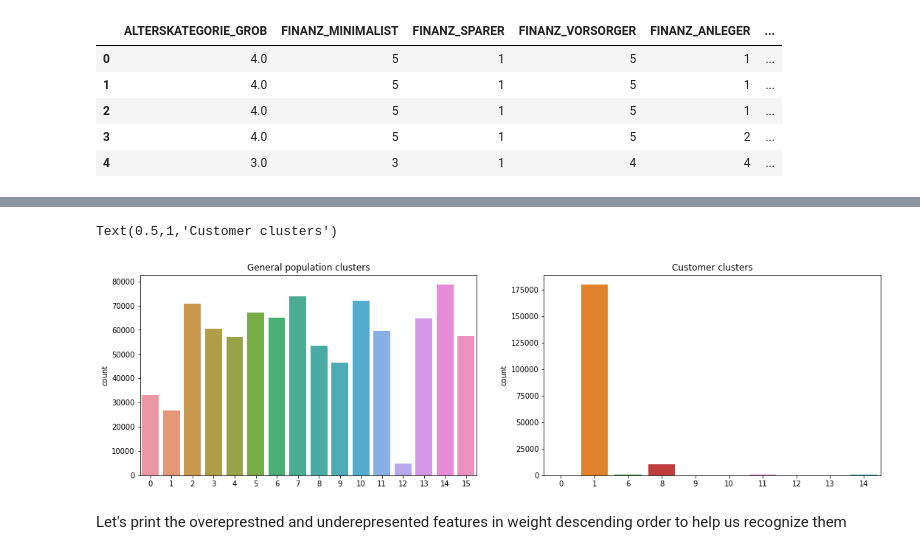
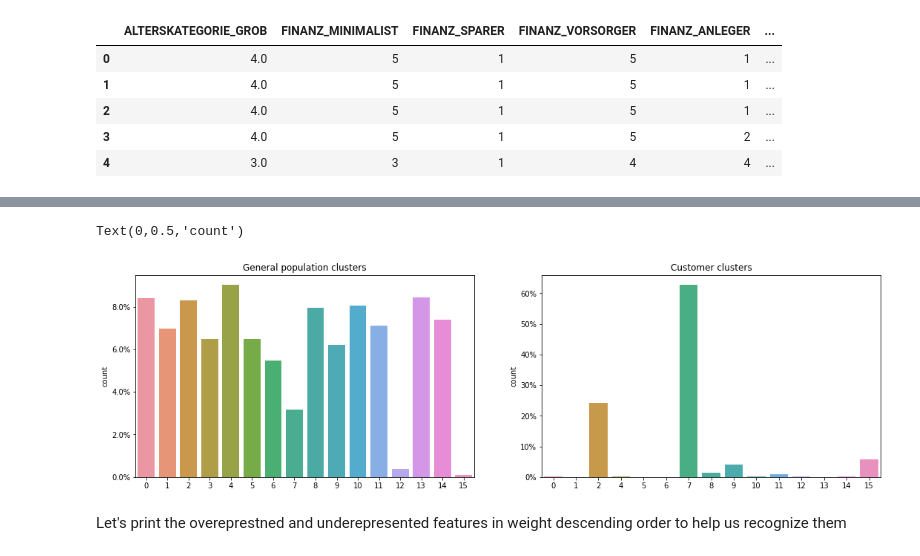
Before and after one commit to V-for-Vaggelis/ML_with_tensorflow_nanodegree, a Jupyter notebook: identify_customer_segments/Identify_Customer_Segments.ipynb, the cells around one changed output, grey strips where cells are left out. Saved outputs shown, nothing was run; the diff lists cells and outputs as text; code cells hidden in the pictures.

```diff
--- a/identify_customer_segments/Identify_Customer_Segments.ipynb
+++ b/identify_customer_segments/Identify_Customer_Segments.ipynb
@@ -1105,10 +1109,16 @@ customers_clean.head()
 | 3 | 4.0 | 5 | 1 | 5 | 2 | ... |
 | 4 | 3.0 | 3 | 1 | 4 | 4 | ... |
 # %%
-customers_imputed = imputer.fit_transform(customers_clean)
+customers_imputed = imputer.transform(customers_clean)
 customers_scaled = pd.DataFrame(scaler.transform(customers_imputed), columns=customers_clean.columns)
 # %%
 # Compare the proportion of data in each cluster for the customer data to the
 # proportion of data in each cluster for the general population.
 customers_pca_70 = pca_70.transform(customers_scaled)
 kmeans_pred_customers = kmeans.predict(customers_pca_70)
+# %%
+azdias_clusters, azdias_counts = np.unique(kmeans_pred_azdias, return_counts=True)
+customer_clusters, customer_counts = np.unique(kmeans_pred_customers, return_counts=True)
+azdias_counts_perc = (azdias_counts/kmeans_pred_azdias.shape[0])*100
+print(azdias_counts_perc)
+print(customer_counts_perc)
@@ -1115,14 +1133,20 @@ kmeans_pred_customers = kmeans.predict(customers_pca_70)
 # %%
 fig, (ax1, ax2) = plt.subplots(1, 2, figsize=(18, 5))
-sns.countplot(kmeans_pred_azdias, ax=ax1);
+sns.barplot(ax=ax1, x=azdias_clusters, y=azdias_counts_perc)
+import matplotlib.ticker as mtick
+ax1.yaxis.set_major_formatter(mtick.PercentFormatter())
 ax1.set_title("General population clusters")
-# plt.ylabel("count")
-sns.countplot(kmeans_pred_customers, ax=ax2);
+ax1.set_ylabel("count")
+
+
+sns.barplot(ax=ax2, x=customer_clusters, y=customer_counts_perc)
+ax2.yaxis.set_major_formatter(mtick.PercentFormatter())
+# sns.countplot(kmeans_pred_customers, ax=ax2);
 ax2.set_title("Customer clusters")
-# plt.ylabel("count")
+ax2.set_ylabel("count")
 # %% [output]
-Text(0.5,1,'Customer clusters')
+Text(0,0.5,'count')
-[figure, old version]
+[figure, new version]
 # %%
 # What kinds of people are part of a cluster that is overrepresented in the
 # customer data compared to the general population?
```
Also changed, not shown: parts of 12 cells of this notebook, 1 other file.
